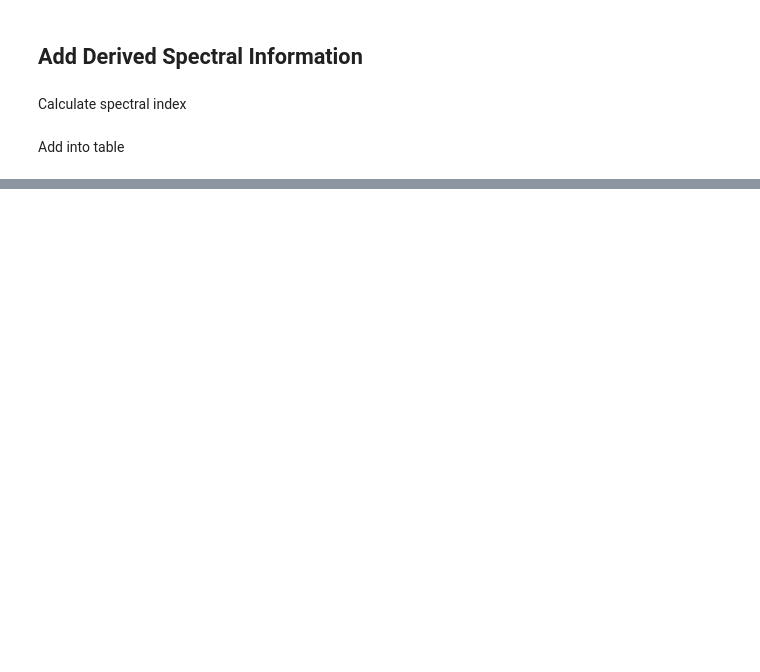
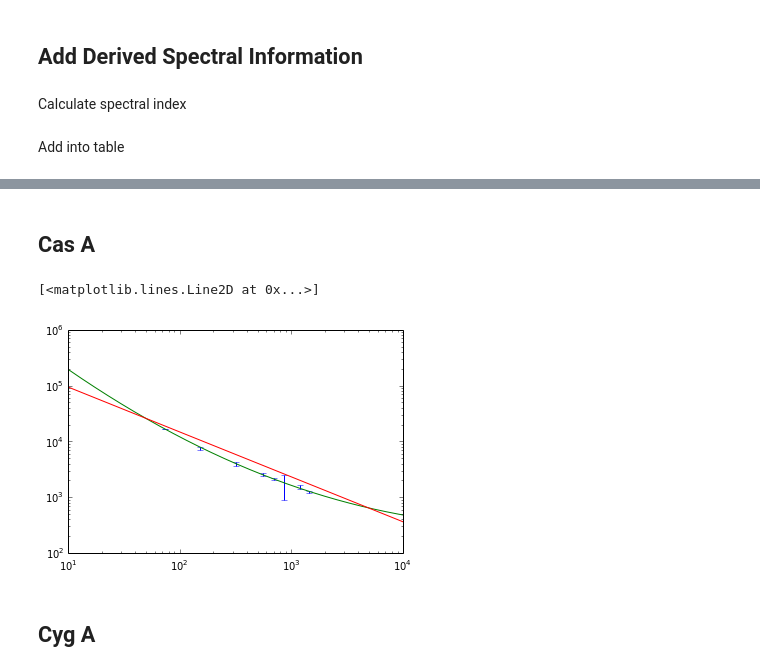
Before and after one commit to radiocosmology/cora, a Jupyter notebook: cora/foreground/data/catalogue_match.ipynb, the cells around one changed output, grey strips where cells are left out. Saved outputs shown, nothing was run; the diff lists cells and outputs as text; code cells hidden in the pictures; blank space fills up the shorter version.

```diff
--- a/cora/foreground/data/catalogue_match.ipynb
+++ b/cora/foreground/data/catalogue_match.ipynb
@@ -186,0 +203,25 @@ final_table['BETA'] = beta
+# %%
+def fit_curved_spectrum(freq, flux, err):
+    d = np.log(flux)
+    x = np.log(freq / 600.0)
+    A = np.array([x**0.0, x, x**2]).T
+    Nh = np.diag(err**-0.5)
+    m = np.dot(np.linalg.pinv(np.dot(Nh, A)), np.dot(Nh, d))
+
+    return np.array([np.exp(m[0]), m[1], m[2]])
+
+def fit_curved_spectrum_data(data):
+    d = np.log(data[:, 1])
+    x = np.log(data[:, 0] / 600.0)
+    A = np.array([x**0.0, x, x**2]).T
+    Nh = np.diag(data[:, 2]**-0.5)
+    m = np.dot(np.linalg.pinv(np.dot(Nh, A)), np.dot(Nh, d))
+
+    return np.array([np.exp(m[0]), m[1], m[2]])
+
+def model_curve(model, fa):
+    xa = np.log(fa / 600.0)
+    Sa = model[0] * np.exp(model[1] * xa + model[2]*xa**2)
+    return Sa
+
+fa = np.logspace(1, 4, 1000)
@@ -186,0 +230,18 @@ final_table['BETA'] = beta
+# %% [markdown]
+## Cas A
+# %%
+freq_casa = np.array([74.0, 152.0, 320.0, 562.0, 708.0, 860.0, 1190.0, 1440.0])
+flux_casa = np.array([17693.0, 13130.0, 7680.0, 4885.0, 4085.0, 3295.0, 2985.0, 2335.0])
+err_casa = np.array([12.2, 381.0, 384.0, 146.0, 102.0, 824.0, 119.0, 49.0])
+year_casa = np.array([2007.0, 1968.0, 1963.0, 1963.0, 1963.0, 1963.0, 1963.0, 1965.0])
+# %%
+flux_casa = (1.0 - (0.0097 * (2013 - year_casa))) * flux_casa # Decrement from wikipedia
+# %%
+m_casa = fit_curved_spectrum(freq_casa, flux_casa, err_casa)
+# %%
+errorbar(freq_casa, flux_casa, yerr=err_casa, fmt=None)
+loglog(fa, model_curve(m_casa, fa))
+loglog(fa, final_table['S600'][0] * (fa /600.0)**final_table['BETA'][0])
+# %% [output]
+[<matplotlib.lines.Line2D at 0x...>]
+[figure, added]
@@ -186,0 +254,2 @@ final_table['BETA'] = beta
+# %% [markdown]
+## Cyg A
```
Also changed, not shown: parts of 62 cells of this notebook, 5 other files.
